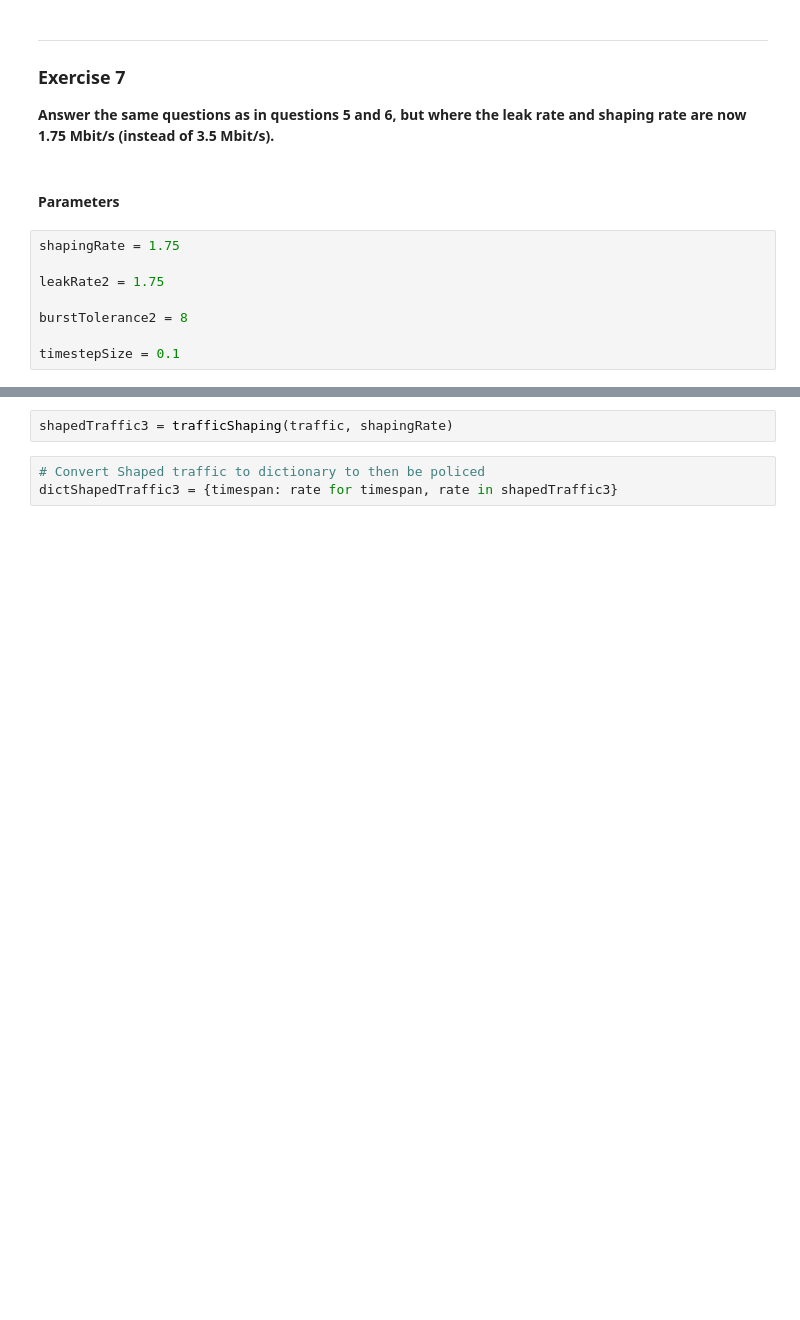
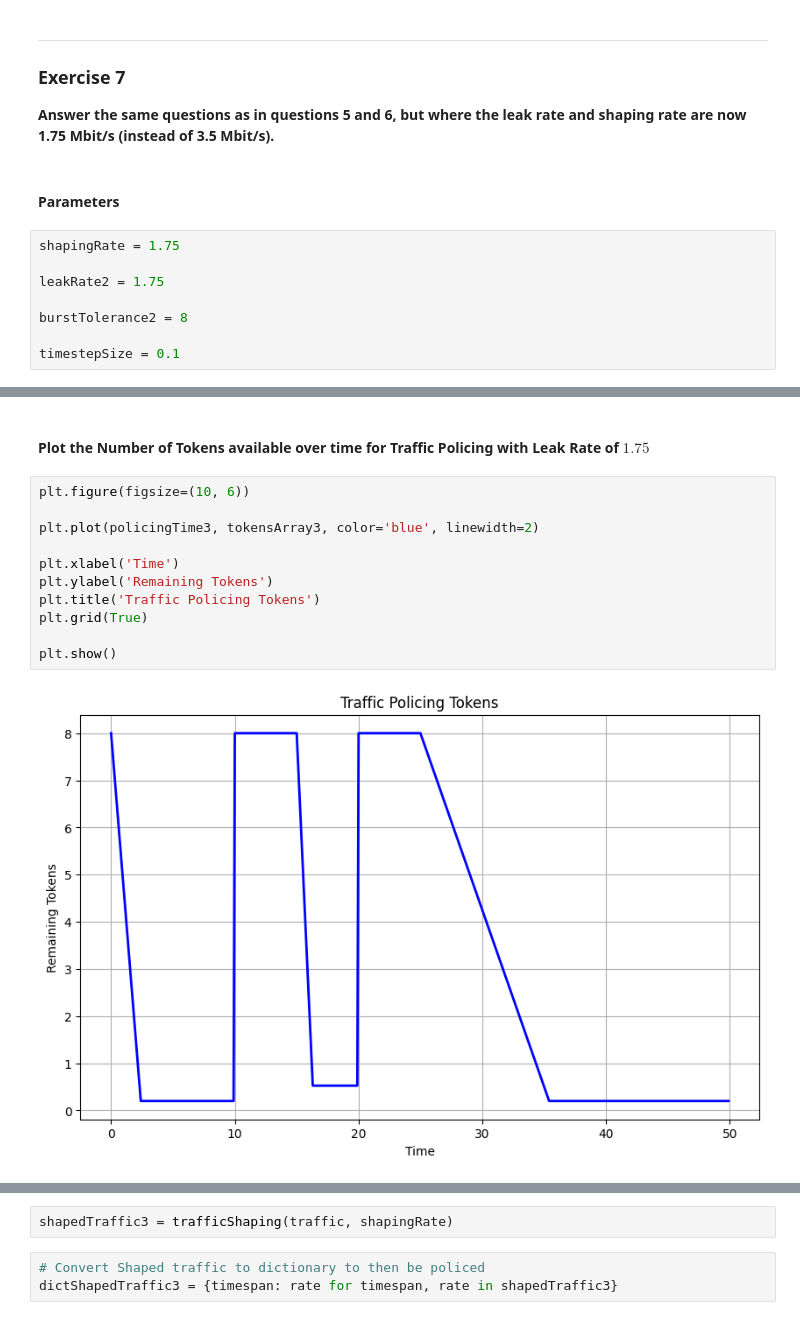
Before and after one commit to VictorianHues/NetworkedSystemsHomework, a Jupyter notebook: HW2/hw2_Peterson_15476758.ipynb, the cells around one changed output, grey strips where cells are left out. Cells and saved outputs as stored; diff of their text form; blank space fills up the shorter version.

```diff
--- a/HW2/hw2_Peterson_15476758.ipynb
+++ b/HW2/hw2_Peterson_15476758.ipynb
@@ -498,0 +517,15 @@ timestepSize = 0.1
+# %% [markdown]
+#### Plot the Number of Tokens available over time for Traffic Policing with Leak Rate of $1.75$
+# %%
+plt.figure(figsize=(10, 6))
+
+plt.plot(policingTime3, tokensArray3, color='blue', linewidth=2)
+
+plt.xlabel('Time')
+plt.ylabel('Remaining Tokens')
+plt.title('Traffic Policing Tokens')
+plt.grid(True)
+
+plt.show()
+# %% [output]
+[figure, added]
```
Also changed, not shown: parts of 19 cells of this notebook.
